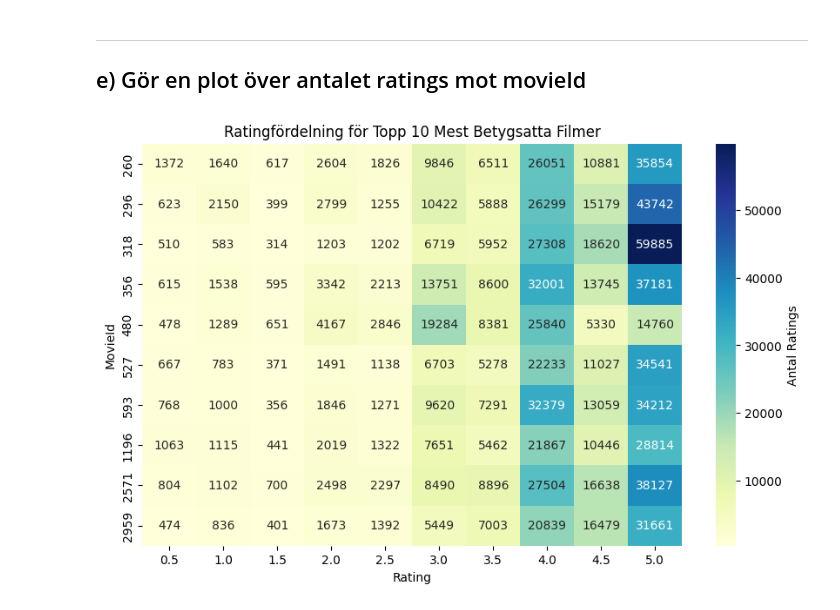
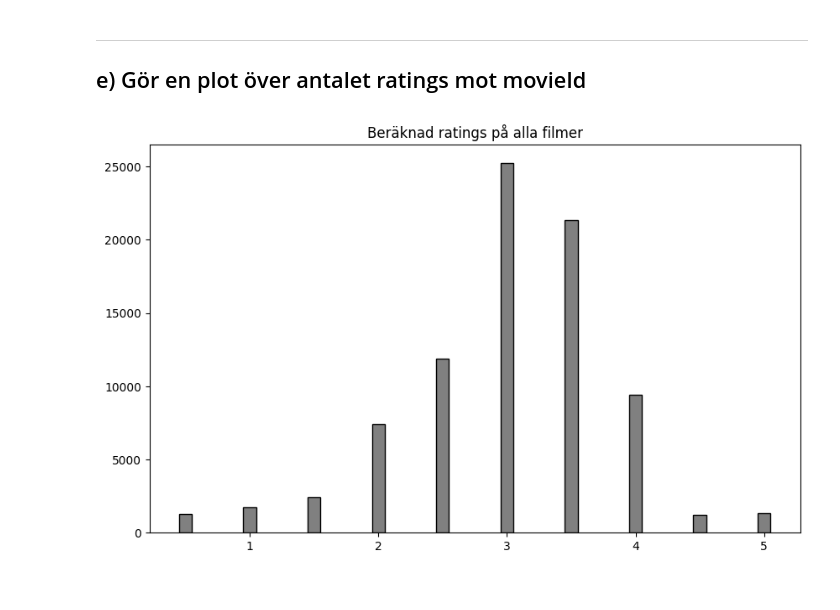
Before and after one commit to Markofbear/AI-Bjorn-Lagerblad-OPA23, a Jupyter notebook: labs/labb1/lab1.ipynb, the cells around one changed output. Saved outputs shown, nothing was run; the diff lists cells and outputs as text; code cells hidden in the pictures.

```diff
--- a/labs/labb1/lab1.ipynb
+++ b/labs/labb1/lab1.ipynb
@@ -211,23 +211,19 @@ plt.show()
 ---
 
  ## e) Gör en plot över antalet ratings mot movieId
-# %%
-import pandas as pd
-import matplotlib.pyplot as plt
-import seaborn as sns
-
-
-top_movieIds = ratings_df['movieId'].value_counts().head(10).index
-
-top_movies_ratings = ratings_df[ratings_df['movieId'].isin(top_movieIds)]
-
-heatmap_data = top_movies_ratings.pivot_table(index='movieId', columns='rating', aggfunc='size', fill_value=0)
-
-plt.figure(figsize=(10, 6))
-sns.heatmap(heatmap_data, annot=True, fmt='d', cmap='YlGnBu', cbar_kws={'label': 'Antal Ratings'})
-plt.title('Ratingfördelning för Topp 10 Mest Betygsatta Filmer')
-plt.xlabel('Rating')
-plt.ylabel('MovieId')
-plt.show()
-# %% [output]
-[figure, removed]
+# %%
+# Beräkna det genomsnittliga betyg för varje film.
+average_ratings = ratings_df.groupby("movieId")["rating"].mean()
+
+# Avrunda betyg till närmaste halva nummer.
+rounded_ratings = (average_ratings * 2).round() / 2
+
+# räkna på filmers rating, sortera därefter
+ratings_counts = rounded_ratings.value_counts().sort_index()
+
+plt.figure(figsize=(10, 6))
+plt.bar(ratings_counts.index, ratings_counts.values, color="grey", edgecolor="black", width=0.1)
+plt.title("Beräknad ratings på alla filmer")
+plt.show()
+# %% [output]
+[figure, added]
```
Also changed, not shown: 1 other file.
